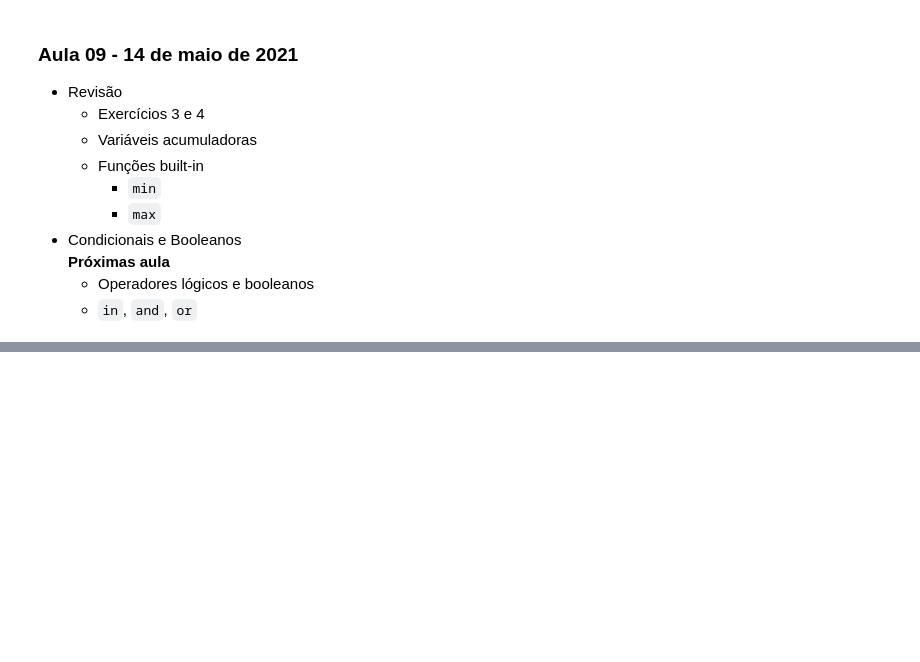
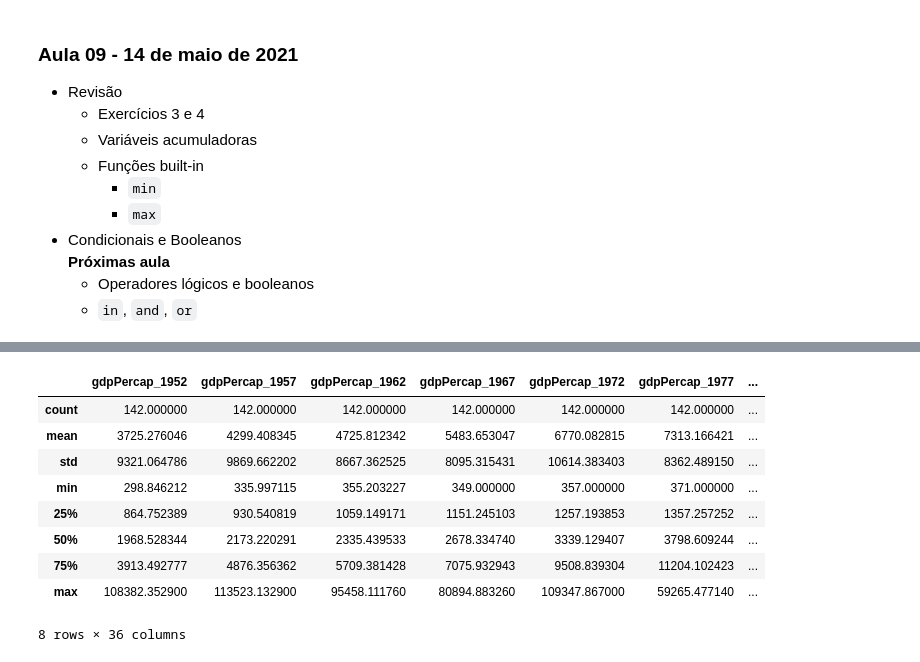
Before and after one commit to vinisalazar/xlab-python, a Jupyter notebook: alunos/enrik/enrik.ipynb, the cells around one changed output, grey strips where cells are left out. Cells and saved outputs as stored; diff of their text form; code cells hidden in the pictures; blank space fills up the shorter version.

```diff
--- a/alunos/enrik/enrik.ipynb
+++ b/alunos/enrik/enrik.ipynb
@@ -469,0 +554,13 @@ False is False
+# %%
+df.describe()
+# %% [output]
+|  | gdpPercap_1952 | gdpPercap_1957 | gdpPercap_1962 | gdpPercap_1967 | gdpPercap_1972 | gdpPercap_1977 | ... |
+| count | 142.000000 | 142.000000 | 142.000000 | 142.000000 | 142.000000 | 142.000000 | ... |
+| mean | 3725.276046 | 4299.408345 | 4725.812342 | 5483.653047 | 6770.082815 | 7313.166421 | ... |
+| std | 9321.064786 | 9869.662202 | 8667.362525 | 8095.315431 | 10614.383403 | 8362.489150 | ... |
+| min | 298.846212 | 335.997115 | 355.203227 | 349.000000 | 357.000000 | 371.000000 | ... |
+| 25% | 864.752389 | 930.540819 | 1059.149171 | 1151.245103 | 1257.193853 | 1357.257252 | ... |
+| 50% | 1968.528344 | 2173.220291 | 2335.439533 | 2678.334740 | 3339.129407 | 3798.609244 | ... |
+| 75% | 3913.492777 | 4876.356362 | 5709.381428 | 7075.932943 | 9508.839304 | 11204.102423 | ... |
+| max | 108382.352900 | 113523.132900 | 95458.111760 | 80894.883260 | 109347.867000 | 59265.477140 | ... |
+8 rows × 36 columns
```
Also changed, not shown: parts of 8 cells of this notebook.
